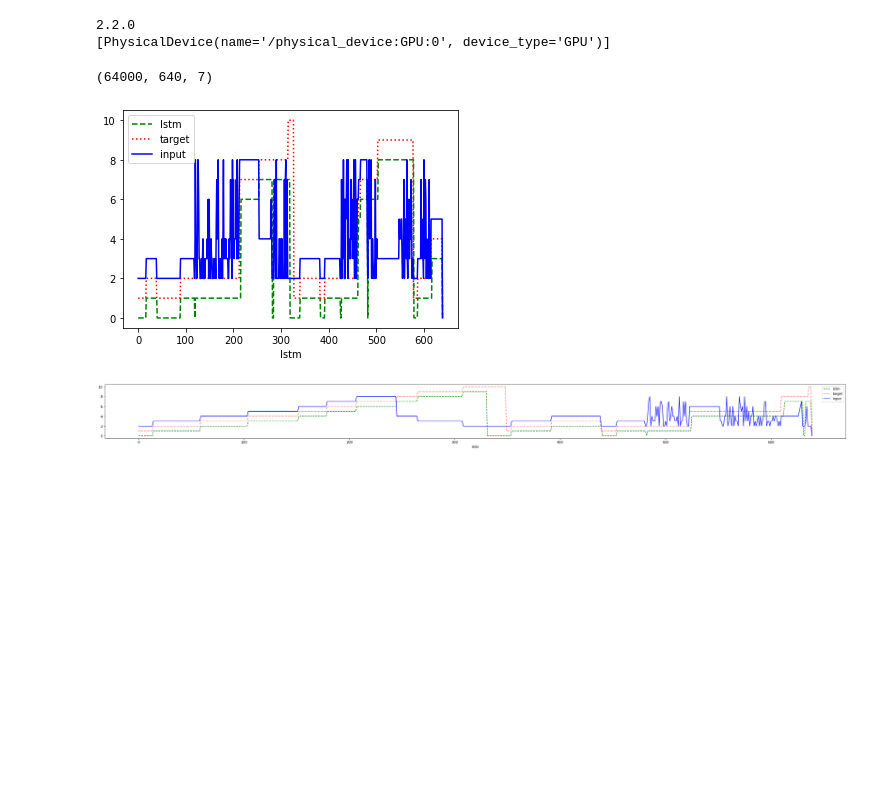
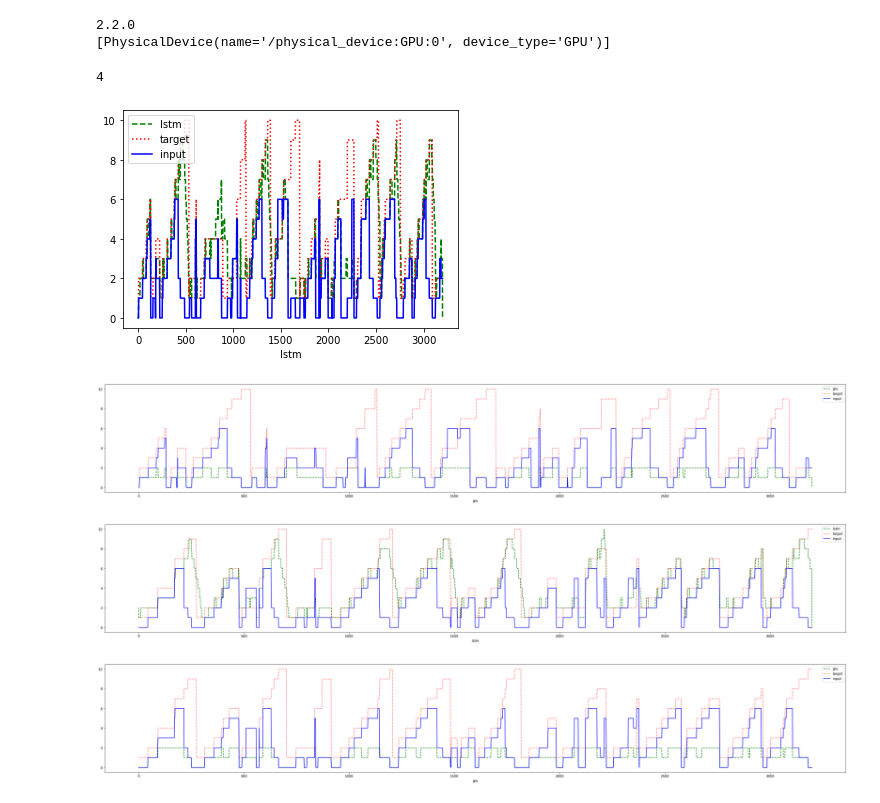
Before and after one commit to mukulbasu/SequencePredictionLSTM, a Jupyter notebook: SequenceGenerationPredict.ipynb, the cells around one changed output. Drawn from its saved outputs; the diff is of its cells as text; code cells hidden in the pictures; blank space fills up the shorter version.

Commit message:
Updated to change the output from category to a number between 0 to 9

```diff
--- a/SequenceGenerationPredict.ipynb
+++ b/SequenceGenerationPredict.ipynb
@@ -29,22 +29,23 @@ import random
 import numpy as np
 
 
-ARCHS = ["lstm"]#["lstm", "gru"]
-DATAPOINTS = 32*2000 #Controls the number of rows of datasets to be generated (For some reason, this needs to be a multiple of 32)
+ARCHS = ["lstm", "gru"]#["lstm", "gru"]
+DATAPOINTS = 32*500 #Controls the number of rows of datasets to be generated (For some reason, this needs to be a multiple of 32)
 MAX_NUM_FRAMES_PER_POSE = 50 #50 #This is the number of frames that can detect one pose. Like a pose hold of 1 sec can result in 10 frames of one pose
 NUM_POSES = 7
 REP = [0, 1, 2, 3, 4, 5, 6, 2, 1, 0]
-MAX_SEQ_SIZE = 32*20 #Number of columns
+MAX_SEQ_SIZE = 32*100 #Number of columns
 inputs = np.empty([DATAPOINTS, MAX_SEQ_SIZE, NUM_POSES], np.int32) # Format: 3D array: Row index, Column, (0 index for input, 1 index for total number of poses in sequence)
-targets = np.empty([DATAPOINTS, MAX_SEQ_SIZE, len(REP)], np.float32) # Format: 2D array: Row index, Column
+targets = np.empty([DATAPOINTS, MAX_SEQ_SIZE], np.float32) # Format: 2D array: Row index, Column
 # %%
 # load numpy array from npz file
 from numpy import load
 inputs = load('inputs.npz')['arr_0']
 targets = load('targets.npz')['arr_0']
-print(inputs.shape)
+targets = (targets*10).astype(int)
+print(targets[0][100])
 # %% [output]
-(64000, 640, 7)
+4
 # %%
 import collections
 import os
@@ -64,22 +65,18 @@ def get_model(seq_size, arch, batch):
         hidden_size = 20
         model = Sequential()
         model.add(LSTM(hidden_size, batch_input_shape=(batch, seq_size, NUM_POSES), return_sequences=True, stateful=True))
-        #model.add(Dropout(0.5))
-        model.add(TimeDistributed(Dense(len(REP))))
-        model.add(Activation('softmax'))
+        model.add(TimeDistributed(Dense(1)))
     elif arch == "gru":
         hidden_size = 20
         model = Sequential()
         model.add(GRU(hidden_size, input_shape=(seq_size, NUM_POSES), return_sequences=True))
-        #model.add(Dropout(0.5))
-        model.add(TimeDistributed(Dense(len(REP))))
-        model.add(Activation('softmax'))
+        model.add(TimeDistributed(Dense(1)))
     elif arch == "simpleRNN":
         hidden_size = 20
         model = Sequential()
         model.add(SimpleRNN(128, input_shape=(seq_size, NUM_POSES)))
         #model.add(Dropout(0.5))
-        model.add(Dense(len(REP)))
+        model.add(TimeDistributed(Dense(100)))
         model.add(Activation('softmax'))
     elif arch == "BigOne":
         hidden_size = 500 #20
@@ -108,34 +105,34 @@ for arch in ARCHS:
 # %%
 import matplotlib.pyplot as plt
 predModel = {}
 for arch in ARCHS:
     predModel[arch] = get_model(1, arch, 1)
     predModel[arch].load_weights(arch+'_model.h5')
 
 for k in range(2):
     j = random.randint(0, inputs.shape[0]-2)
     plot_inputs = np.empty(inputs.shape[1])
     plot_preds = {}
     for arch in ARCHS:
         plot_preds[arch] = np.empty(inputs.shape[1])
 
     plot_preds["pred"] = np.empty(inputs.shape[1])
     plot_targets = np.empty(inputs.shape[1])
 
     for arch in ARCHS:
         for i in range(inputs.shape[1]-1):
-#         for i in range(10):
-            plot_inputs[i] = np.argmax(inputs[j:j+1, i:i+1], axis=2)[0][0]+2
             predictions = predModel[arch].predict(inputs[j:j+1, i:i+1], verbose=0)
-            plot_preds["pred"][i] = np.argmax(predictions, axis=2)[0][0]
-            plot_targets[i] = np.argmax(targets[j:j+1, i:i+1], axis=2)[0][0]+1
+            #print(predictions)
+            plot_preds["pred"][i] = (predictions[0][0]).astype(int)
         plt.plot(plot_preds["pred"], color='g', linestyle='--', label=arch)
-        plt.plot(plot_targets, color='r', linestyle='dotted', label="target")
-        plt.plot(plot_inputs, color='b', label="input")
-        plt.rcParams["figure.figsize"] = (40,3)
+        plt.plot(targets[j], color='r', linestyle='dotted', label="target")
+        plt.plot(np.argmax(inputs[j:j+1], axis=2)[0], color='b', label="input")
+        plt.rcParams["figure.figsize"] = (40,6)
         plt.legend()
         plt.xlabel(arch)
         plt.show()
 # %% [output]
-[figure, old version]
+[figure, new version]
-[figure, old version]
+[figure, new version]
+[figure, added]
+[figure, added]
```
Also changed, not shown: 6 other files.
